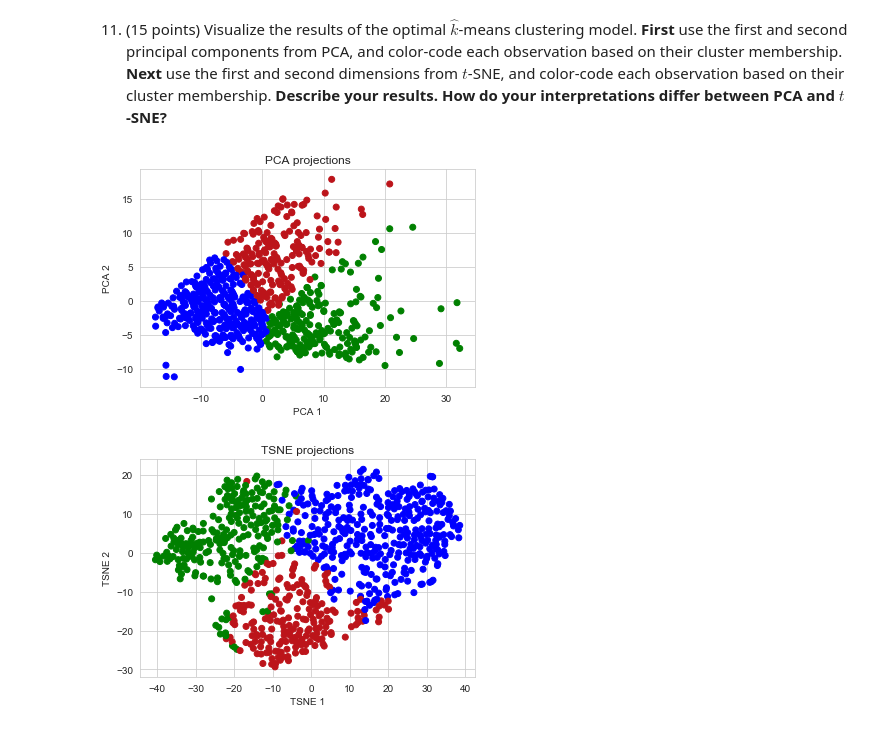
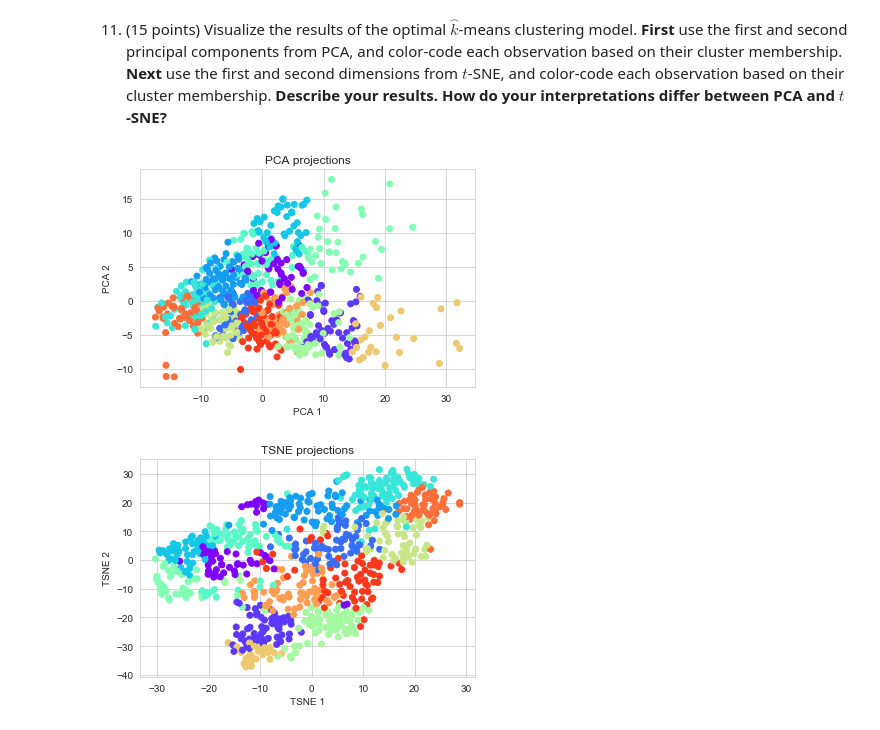
Before and after one commit to bakerwho/problem-set-7, a Jupyter notebook: Homework_7_Aabir.ipynb, the cells around one changed output. Drawn from its saved outputs; the diff is of its cells as text; code cells hidden in the pictures.

```diff
--- a/Homework_7_Aabir.ipynb
+++ b/Homework_7_Aabir.ipynb
@@ -285,0 +282,17 @@ best_k_clusters = kmodel.fit_predict(df)
+# %%
+# using elbow method
+imin, imax = 3, 18
+distortions = []
+
+for i in range(imin, imax):
+    km = KMeans(n_clusters=i)
+    km.fit(df)
+    distortions.append(km.inertia_)
+
+plt.plot(range(imin, imax), distorsions)
+plt.show()
+
+best_n = np.argmax(np.gradient(distortions))
+print('best n:', best_n)
+kmodel = KMeans(n_clusters=best_n)
+best_k_clusters = kmodel.fit_predict(df)
@@ -288,8 +304,7 @@ best_k_clusters = kmodel.fit_predict(df)
 # %%
 pmodel2 = PCA(n_components=2).fit_transform(df)
 
-colors = dict(zip(range(5), ['blue', 'green', plt.cm.Reds(0.8),
-                             'orange', 'purple']))
+colors = dict(zip(range(best_n), [plt.cm.rainbow(i/best_n) for i in range(0, best_n+1)]))
 cols = [colors[i] for i in best_k_clusters]
 
 plt.scatter(pmodel2[:,0], pmodel2[:,1], c=cols)
@@ -297,17 +312,16 @@ plt.scatter(pmodel2[:,0], pmodel2[:,1], c=cols)
 plot_labels('PCA 1', 'PCA 2', 'PCA projections')
 plt.show()
 # %% [output]
-[figure, old version]
+[figure, new version]
 # %%
 tmodel2 = TSNE(n_components=2).fit_transform(df)
 
-colors = dict(zip(range(5), ['blue', 'green', plt.cm.Reds(0.8),
-                             'orange', 'purple']))
+colors = dict(zip(range(best_n), [plt.cm.rainbow(i/best_n) for i in range(0, best_n+1)]))
 cols = [colors[i] for i in best_k_clusters]
 
 plt.scatter(tmodel2[:,0], tmodel2[:,1], c=cols)
 
 plot_labels('TSNE 1', 'TSNE 2', 'TSNE projections')
 plt.show()
 # %% [output]
-[figure, old version]
+[figure, new version]
```
Also changed, not shown: parts of 18 cells of this notebook, 1 other file.
